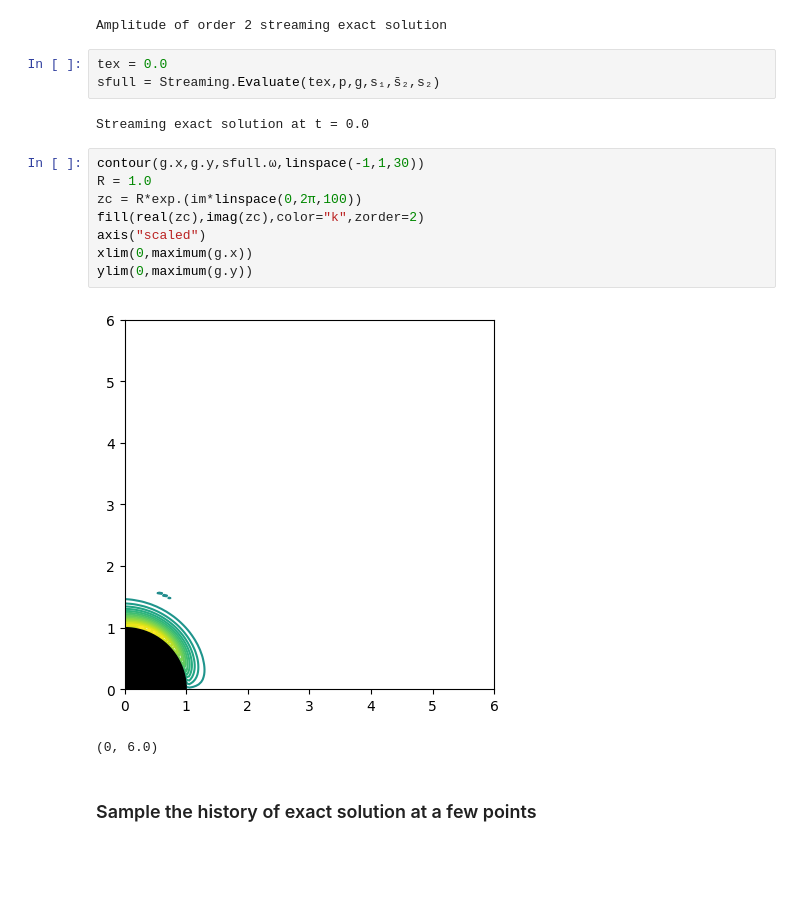
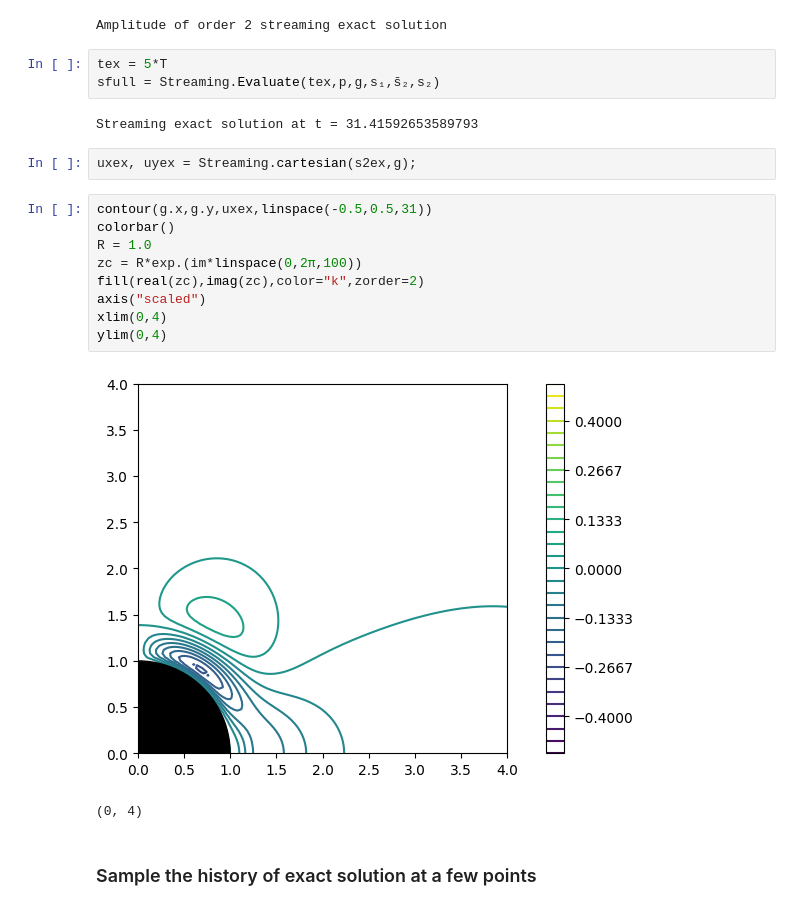
Before and after one commit to JuliaIBPM/ViscousFlow.jl, a Jupyter notebook: examples/Testing the streaming flows.ipynb, the cells around one changed output. Cells and saved outputs as stored; diff of their text form; blank space fills up the shorter version.

Commit message:
updated a few things in streaming flow notebook

```diff
--- a/examples/Testing the streaming flows.ipynb
+++ b/examples/Testing the streaming flows.ipynb
@@ -266,21 +274,24 @@ s₂ = Streaming.SecondOrder(p,r)
 # %% [output]
 Amplitude of order 2 streaming exact solution
 # %%
-tex = 0.0
+tex = 5*T
 sfull = Streaming.Evaluate(tex,p,g,s₁,s̄₂,s₂)
 # %% [output]
-Streaming exact solution at t = 0.0
+Streaming exact solution at t = 31.41592653589793
+# %%
+uxex, uyex = Streaming.cartesian(s2ex,g);
 # %%
-contour(g.x,g.y,sfull.ω,linspace(-1,1,30))
+contour(g.x,g.y,uxex,linspace(-0.5,0.5,31))
+colorbar()
 R = 1.0
 zc = R*exp.(im*linspace(0,2π,100))
 fill(real(zc),imag(zc),color="k",zorder=2)
 axis("scaled")
-xlim(0,maximum(g.x))
-ylim(0,maximum(g.y))
+xlim(0,4)
+ylim(0,4)
 # %% [output]
-[figure, old version]
+[figure, new version]
-(0, 6.0)
+(0, 4)
 # %% [markdown]
 ### Sample the history of exact solution at a few points
 # %%
```
Also changed, not shown: parts of 11 cells of this notebook.
